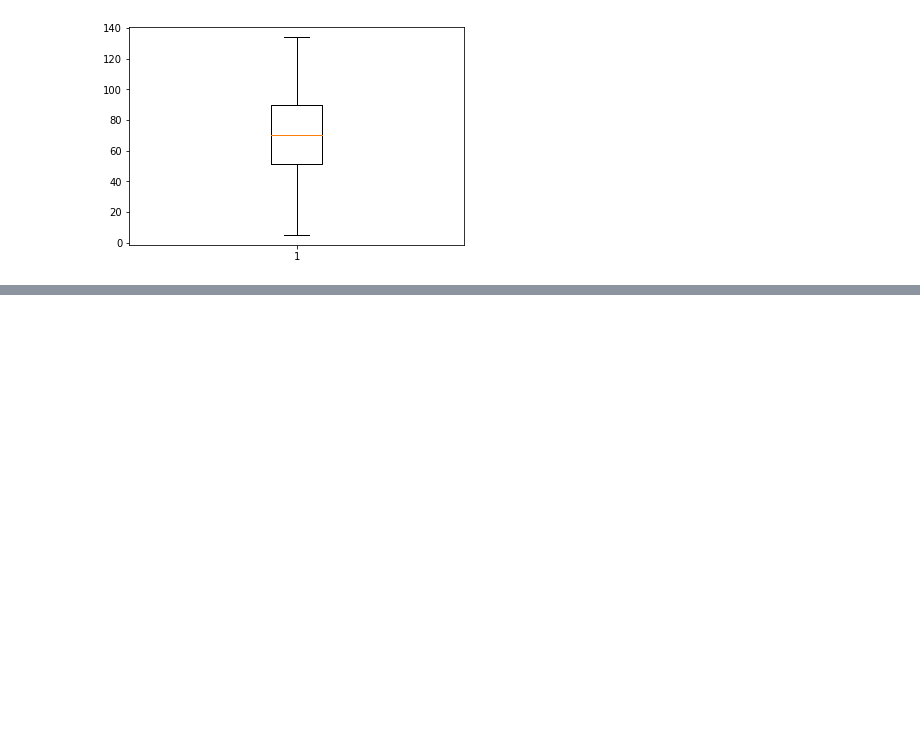
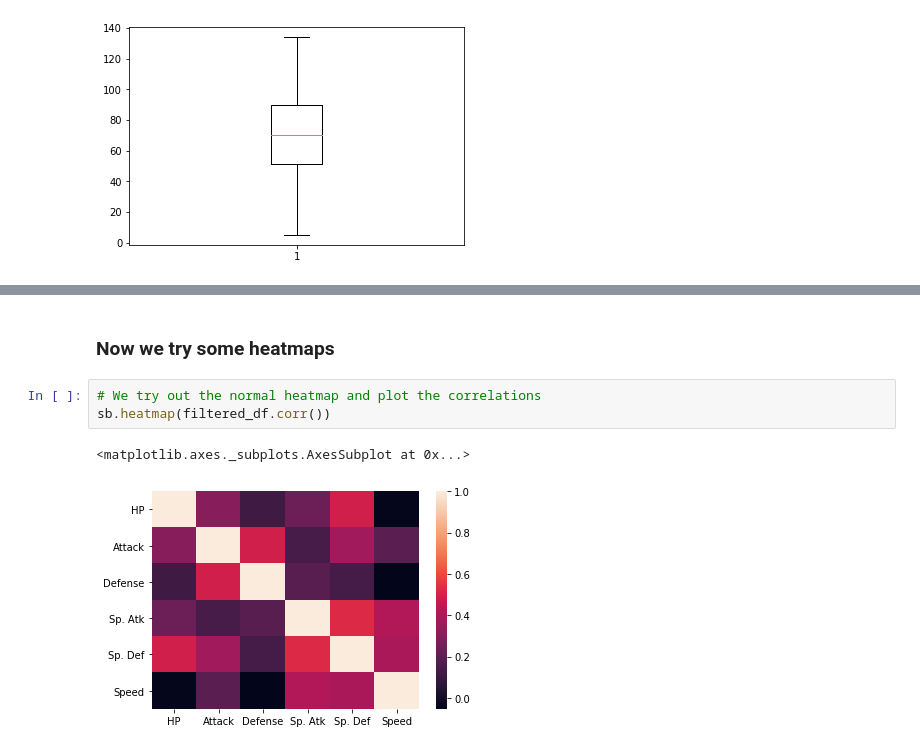
Before and after one commit to tanbirsohail/jupyter-notebooks, a Jupyter notebook: Seaborn - Getting Started.ipynb, the cells around one changed output, grey strips where cells are left out. Drawn from its saved outputs; the diff is of its cells as text; blank space fills up the shorter version.

```diff
--- a/Seaborn - Getting Started.ipynb
+++ b/Seaborn - Getting Started.ipynb
@@ -85,0 +96,8 @@ sb.boxplot(data=filtered_df)
+# %% [markdown]
+### Now we try some heatmaps
+# %%
+# We try out the normal heatmap and plot the correlations
+sb.heatmap(filtered_df.corr())
+# %% [output]
+<matplotlib.axes._subplots.AxesSubplot at 0x...>
+[figure, added]
```
Also changed, not shown: parts of 9 cells of this notebook.
